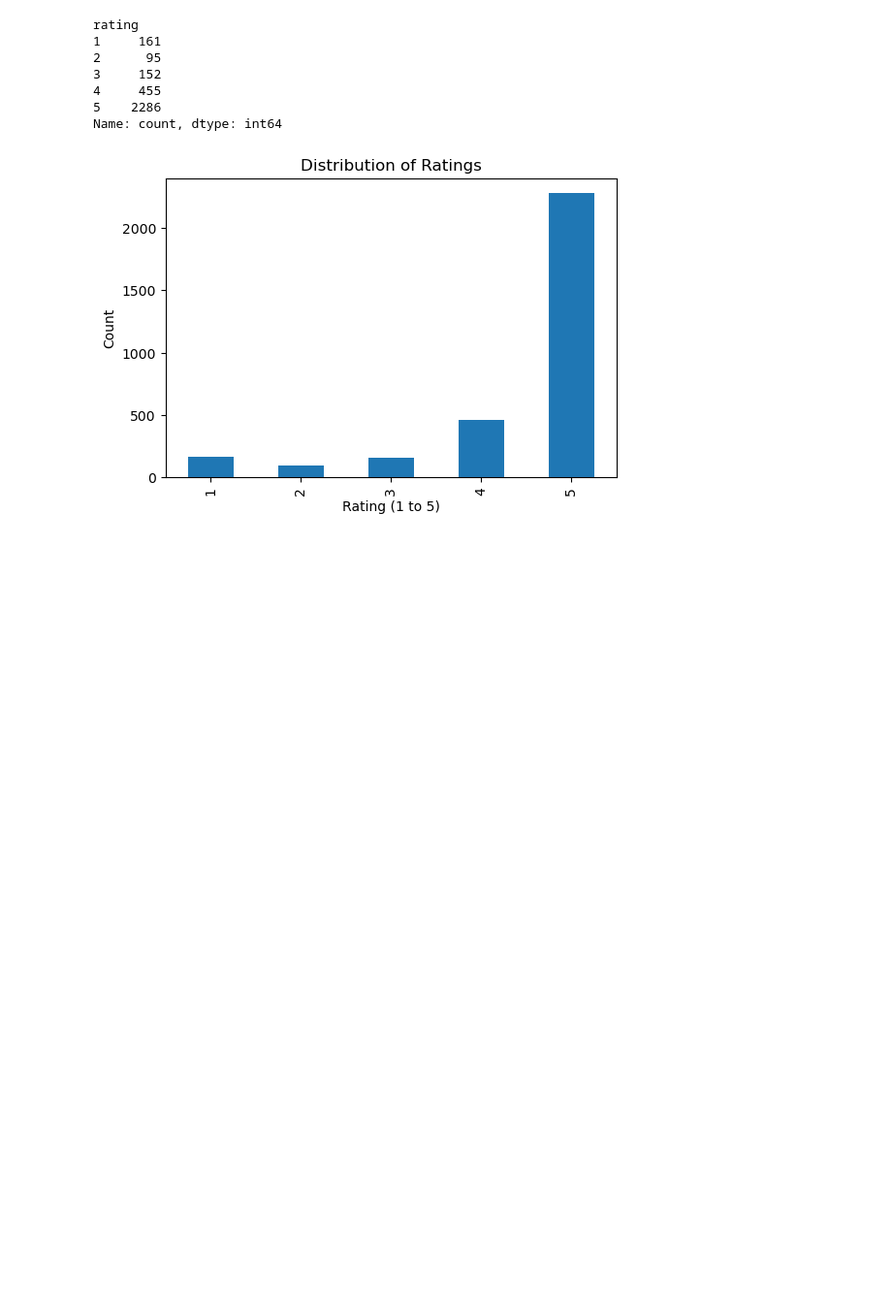
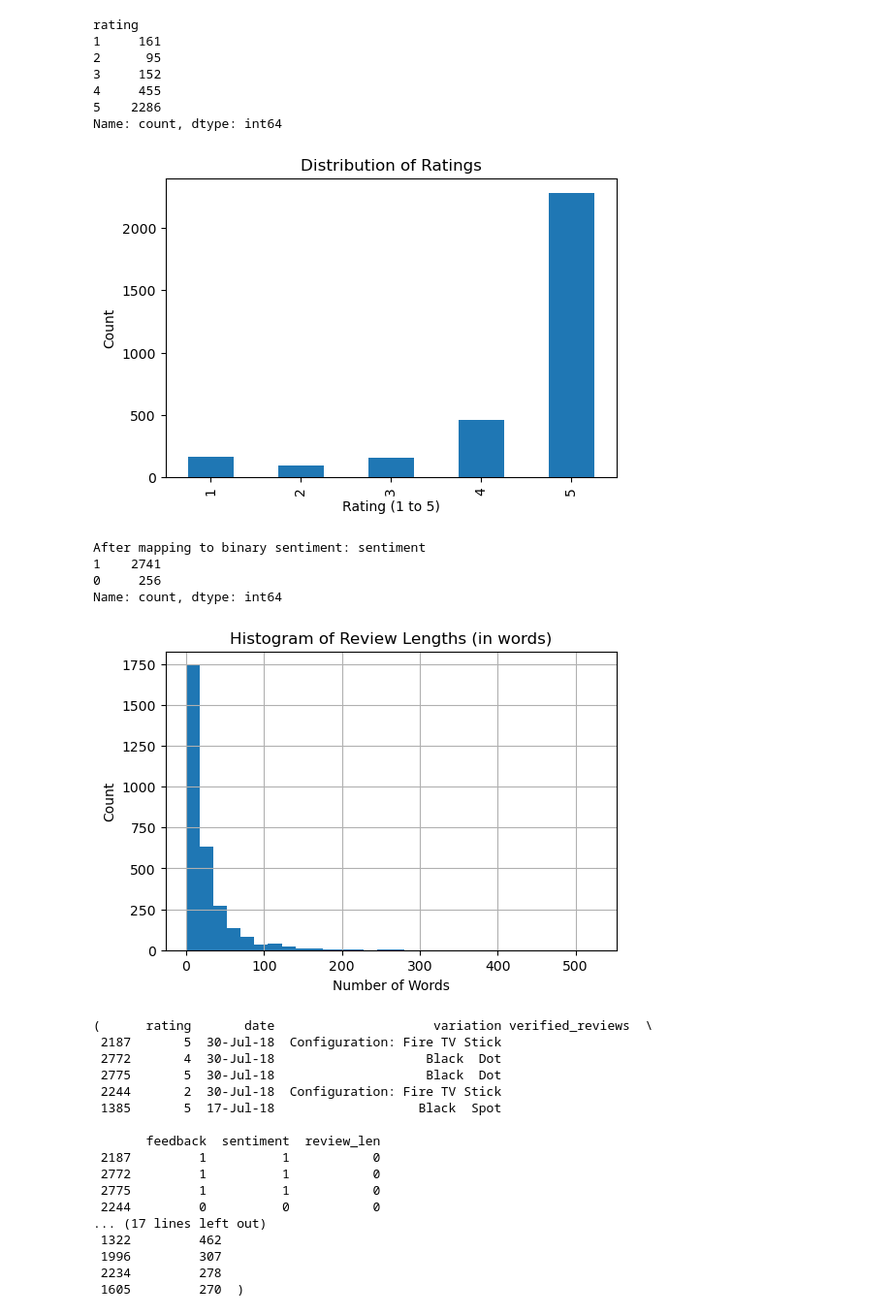
Before and after one commit to Aadeshh0/sentiment-analysis, a Jupyter notebook: src/eda.ipynb, the cells around one changed output. Shown at 97% size. Saved outputs shown, nothing was run; the diff lists cells and outputs as text; code cells hidden in the pictures; blank space fills up the shorter version.

```diff
--- a/src/eda.ipynb
+++ b/src/eda.ipynb
@@ -93,3 +93,44 @@ plt.ylabel("Count")
 plt.show()
 # %% [output]
 [figure]
+# %%
+df['sentiment'] = df['rating'].apply(lambda x: 1 if x >= 4 else (0 if x <= 2 else np.nan))
+df = df.dropna(subset=['sentiment'])
+df['sentiment'] = df['sentiment'].astype(int)
+
+print("After mapping to binary sentiment:", df['sentiment'].value_counts())
+# %% [output]
+After mapping to binary sentiment: sentiment
+1    2741
+0     256
+Name: count, dtype: int64
+# %%
+df['review_len'] = df['verified_reviews'].apply(lambda txt: len(txt.split()))
+plt.figure(figsize=(6,4))
+df['review_len'].hist(bins=30)
+plt.title("Histogram of Review Lengths (in words)")
+plt.xlabel("Number of Words")
+plt.ylabel("Count")
+plt.show()
+
+# Inspect very short or very long reviews
+df.sort_values('review_len').head(5), df.sort_values('review_len', ascending=False).head(5)
+# %% [output]
+[figure, added]
+(      rating       date                     variation verified_reviews  \
+ 2187       5  30-Jul-18  Configuration: Fire TV Stick
+ 2772       4  30-Jul-18                    Black  Dot
+ 2775       5  30-Jul-18                    Black  Dot
+ 2244       2  30-Jul-18  Configuration: Fire TV Stick
+ 1385       5  17-Jul-18                   Black  Spot
+
+       feedback  sentiment  review_len
+ 2187         1          1           0
+ 2772         1          1           0
+ 2775         1          1           0
+ 2244         0          0           0
+... (17 lines left out)
+ 1322         462
+ 1996         307
+ 2234         278
+ 1605         270  )
```
